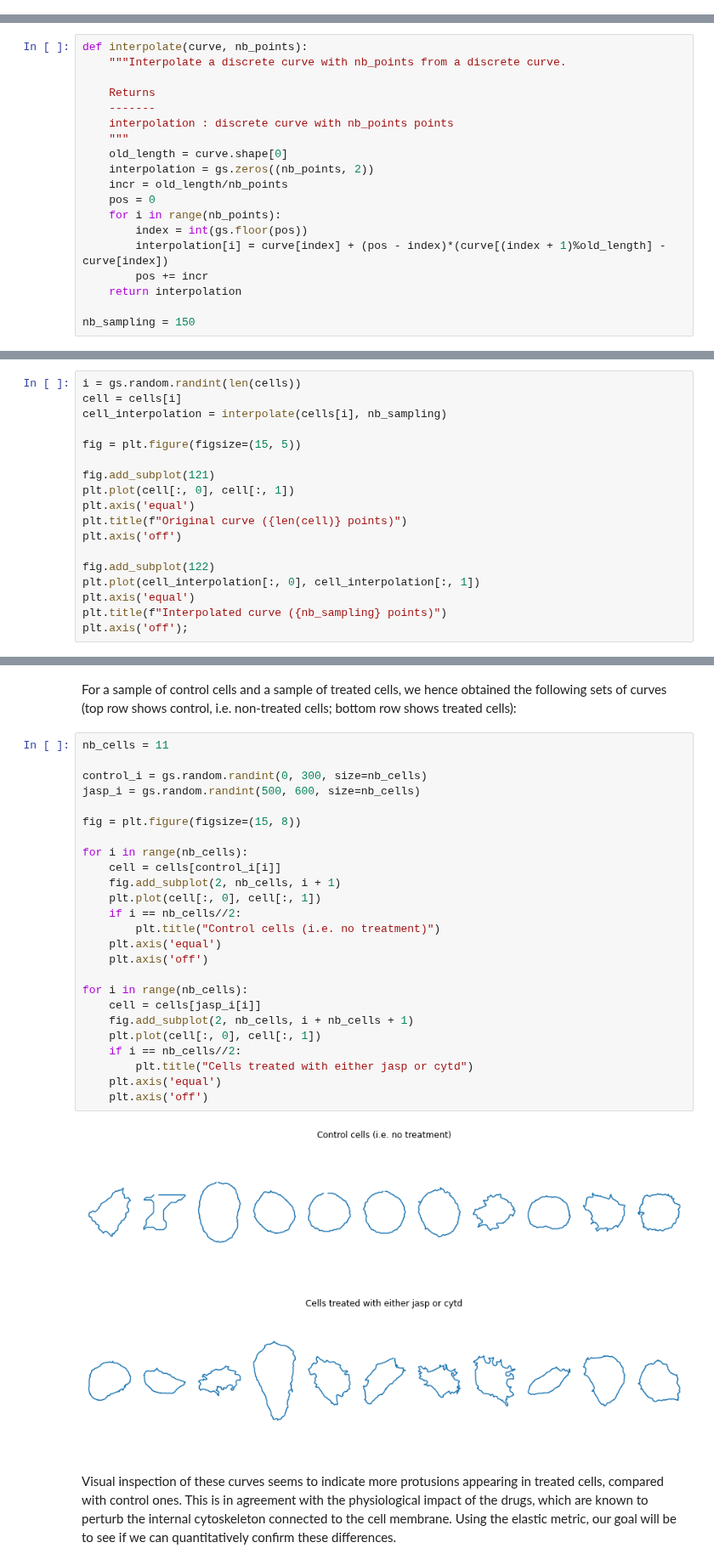
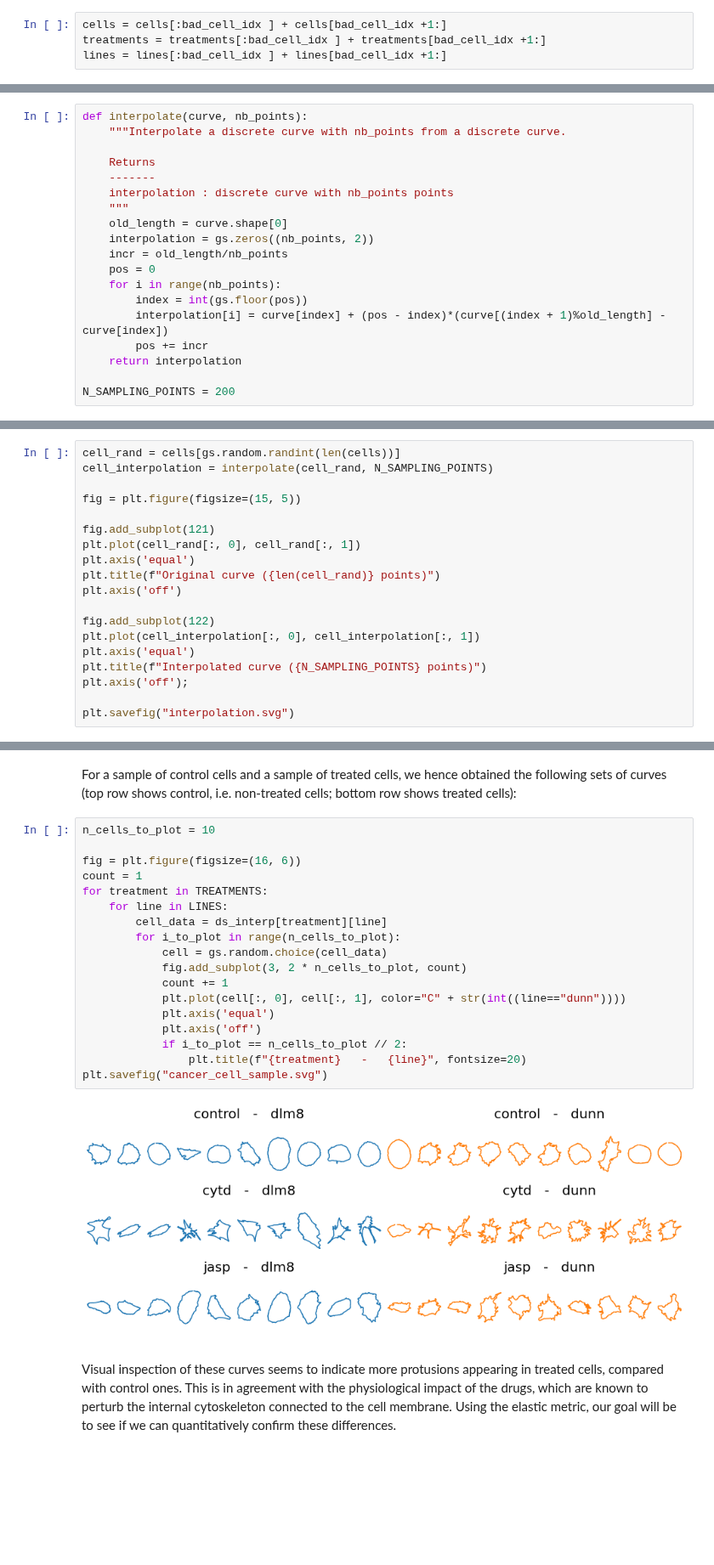
Before and after one commit to geomstats/geomstats, a Jupyter notebook: notebooks/usecase_cell_shapes_analysis.ipynb, the cells around one changed output, grey strips where cells are left out. Shown at 85% size. Drawn from its saved outputs; the diff is of its cells as text; blank space fills up the shorter version.

```diff
--- a/notebooks/usecase_cell_shapes_analysis.ipynb
+++ b/notebooks/usecase_cell_shapes_analysis.ipynb
@@ -65,0 +71,4 @@ The size of each class is displayed below:
+# %%
+cells = cells[:bad_cell_idx ] + cells[bad_cell_idx +1:]
+treatments = treatments[:bad_cell_idx ] + treatments[bad_cell_idx +1:]
+lines = lines[:bad_cell_idx ] + lines[bad_cell_idx +1:]
@@ -102,25 +164,26 @@ def interpolate(curve, nb_points):
         pos += incr
     return interpolation
 
-nb_sampling = 150
+N_SAMPLING_POINTS = 200
 # %% [markdown]
 To illustrate the result of this interpolation, we compare for a randomly chosen cell the original curve with the correponding interpolated one (to visualize another cell, you can simply re-run the code).
 # %%
-i = gs.random.randint(len(cells))
-cell = cells[i]
-cell_interpolation = interpolate(cells[i], nb_sampling)
+cell_rand = cells[gs.random.randint(len(cells))]
+cell_interpolation = interpolate(cell_rand, N_SAMPLING_POINTS)
 
 fig = plt.figure(figsize=(15, 5))
 
 fig.add_subplot(121)
-plt.plot(cell[:, 0], cell[:, 1])
+plt.plot(cell_rand[:, 0], cell_rand[:, 1])
 plt.axis('equal')
-plt.title(f"Original curve ({len(cell)} points)")
+plt.title(f"Original curve ({len(cell_rand)} points)")
 plt.axis('off')
 
 fig.add_subplot(122)
 plt.plot(cell_interpolation[:, 0], cell_interpolation[:, 1])
 plt.axis('equal')
-plt.title(f"Interpolated curve ({nb_sampling} points)")
+plt.title(f"Interpolated curve ({N_SAMPLING_POINTS} points)")
 plt.axis('off');
+
+plt.savefig("interpolation.svg")
 # %% [output]
@@ -131,32 +216,25 @@ for i in range(len(cells)):
 # %% [markdown]
 For a sample of control cells and a sample of treated cells, we hence obtained the following sets of curves (top row shows control, i.e. non-treated cells; bottom row shows treated cells):
 # %%
-nb_cells = 11
+n_cells_to_plot = 10
 
-control_i = gs.random.randint(0, 300, size=nb_cells)
-jasp_i = gs.random.randint(500, 600, size=nb_cells)
-
-fig = plt.figure(figsize=(15, 8))
-
-for i in range(nb_cells):
-    cell = cells[control_i[i]]
-    fig.add_subplot(2, nb_cells, i + 1)
-    plt.plot(cell[:, 0], cell[:, 1])
-    if i == nb_cells//2:
-        plt.title("Control cells (i.e. no treatment)")
-    plt.axis('equal')
-    plt.axis('off')
-
-for i in range(nb_cells):
-    cell = cells[jasp_i[i]]
-    fig.add_subplot(2, nb_cells, i + nb_cells + 1)
-    plt.plot(cell[:, 0], cell[:, 1])
-    if i == nb_cells//2:
-        plt.title("Cells treated with either jasp or cytd")
-    plt.axis('equal')
-    plt.axis('off')
+fig = plt.figure(figsize=(16, 6))
+count = 1
+for treatment in TREATMENTS:
+    for line in LINES:
+        cell_data = ds_interp[treatment][line]
+        for i_to_plot in range(n_cells_to_plot):
+            cell = gs.random.choice(cell_data)
+            fig.add_subplot(3, 2 * n_cells_to_plot, count)
+            count += 1
+            plt.plot(cell[:, 0], cell[:, 1], color="C" + str(int((line=="dunn"))))
+            plt.axis('equal')
+            plt.axis('off')
+            if i_to_plot == n_cells_to_plot // 2:
+                plt.title(f"{treatment}   -   {line}", fontsize=20)
+plt.savefig("cancer_cell_sample.svg")
 # %% [output]
-[figure, old version]
+[figure, new version]
 # %% [markdown]
 Visual inspection of these curves seems to indicate more protusions appearing in treated cells, compared with control ones. This is in agreement with the physiological impact of the drugs, which are known to perturb the internal cytoskeleton connected to the cell membrane. Using the elastic metric, our goal will be to see if we can quantitatively confirm these differences.
 # %% [markdown]
```
Also changed, not shown: parts of 90 cells of this notebook, 31 other files.
